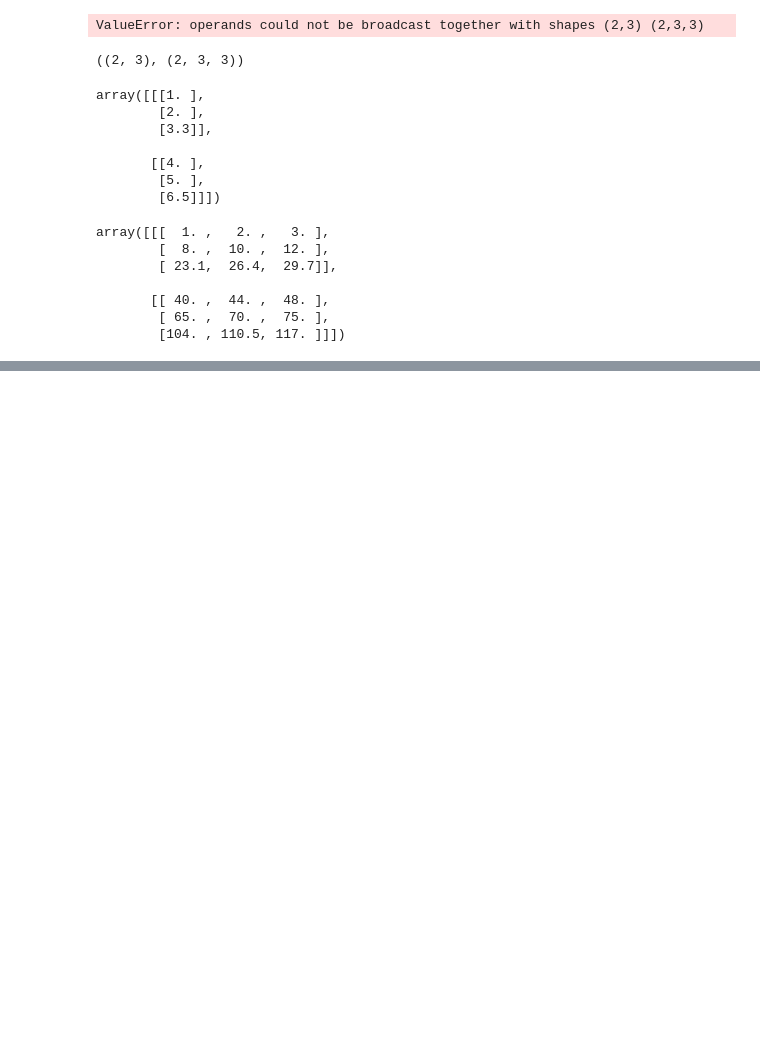
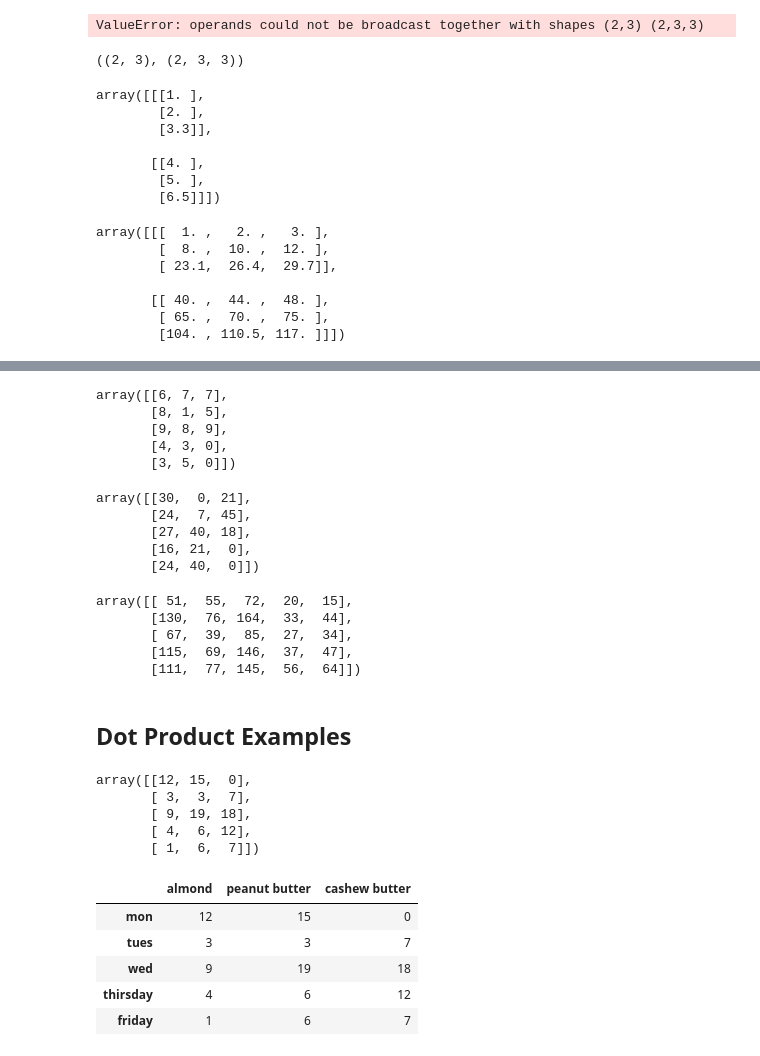
Before and after one commit to taufiquehassan/numPy_fundamentals, a Jupyter notebook: numPy_fundamentals.ipynb, the cells around one changed output, grey strips where cells are left out. Drawn from its saved outputs; the diff is of its cells as text; code cells hidden in the pictures; blank space fills up the shorter version.

```diff
--- a/numPy_fundamentals.ipynb
+++ b/numPy_fundamentals.ipynb
@@ -401,0 +439,52 @@ array([[[  1. ,   2. ,   3. ],
+# %%
+mat_2
+# %% [output]
+array([[6, 7, 7],
+       [8, 1, 5],
+       [9, 8, 9],
+       [4, 3, 0],
+       [3, 5, 0]])
+# %%
+# elementwise multiplication, hadamart product
+mat_1*mat_2
+# %% [output]
+array([[30,  0, 21],
+       [24,  7, 45],
+       [27, 40, 18],
+       [16, 21,  0],
+       [24, 40,  0]])
+# %%
+# dot product
+np.dot(mat_1,mat_2.T)
+# %% [output]
+array([[ 51,  55,  72,  20,  15],
+       [130,  76, 164,  33,  44],
+       [ 67,  39,  85,  27,  34],
+       [115,  69, 146,  37,  47],
+       [111,  77, 145,  56,  64]])
+# %% [markdown]
+## Dot Product Examples
+# %%
+np.random.seed(0)
+#jars sold:
+sales_amount =  np.random.randint(20, size = (5,3))
+sales_amount
+# %% [output]
+array([[12, 15,  0],
+       [ 3,  3,  7],
+       [ 9, 19, 18],
+       [ 4,  6, 12],
+       [ 1,  6,  7]])
+# %%
+weekly_sales = pd.DataFrame(sales_amount,
+                           index = ["mon", "tues", "wed", "thirsday", "friday"],
+                           columns = ["almond", "peanut butter", "cashew butter"])
+
+weekly_sales
+# %% [output]
+|  | almond | peanut butter | cashew butter |
+| mon | 12 | 15 | 0 |
+| tues | 3 | 3 | 7 |
+| wed | 9 | 19 | 18 |
+| thirsday | 4 | 6 | 12 |
+| friday | 1 | 6 | 7 |
```
Also changed, not shown: parts of 7 cells of this notebook.
